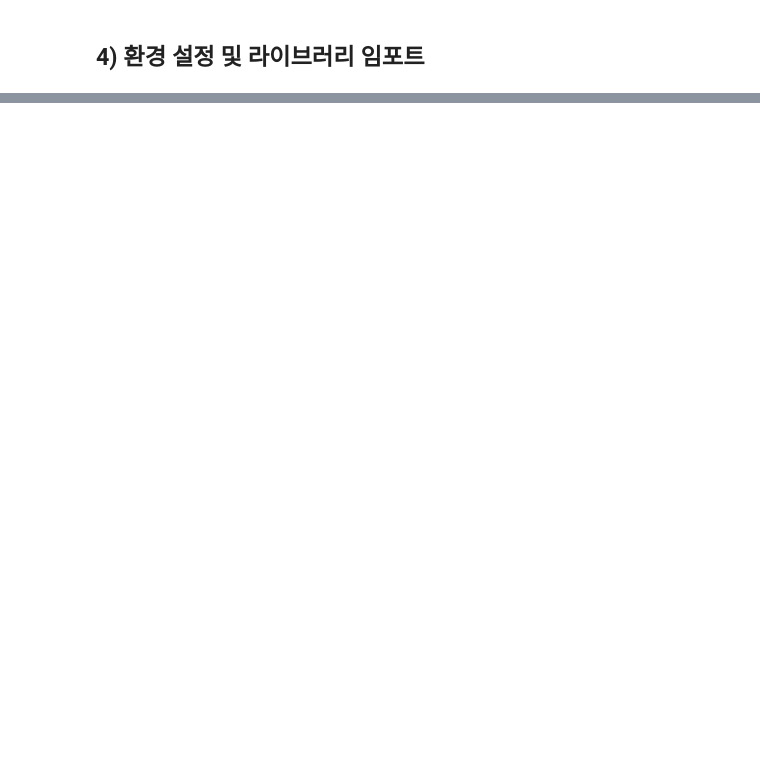
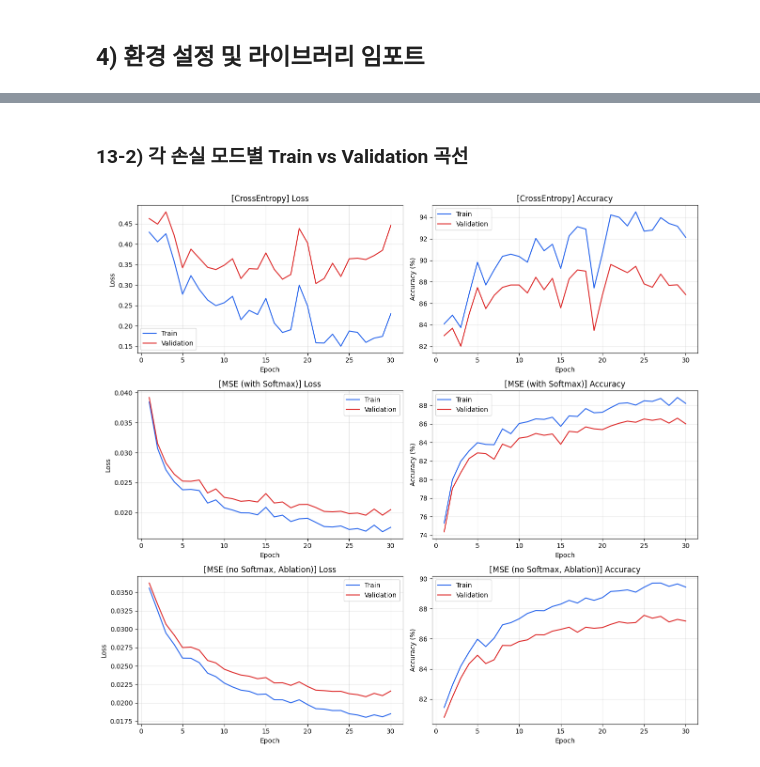
Before and after one commit to si-mong/ComputerVision, a Jupyter notebook: CV_HW3/실험A.ipynb, the cells around one changed output, grey strips where cells are left out. Saved outputs shown, nothing was run; the diff lists cells and outputs as text; code cells hidden in the pictures; blank space fills up the shorter version.

```diff
--- a/CV_HW3/실험A.ipynb
+++ b/CV_HW3/실험A.ipynb
@@ -746,0 +515,25 @@ softmax 없이 raw logits에 MSE를 적용하면 세 가지 문제가 발생한
+# %% [markdown]
+### 13-2) 각 손실 모드별 Train vs Validation 곡선
+# %%
+fig, axes = plt.subplots(len(loss_modes_to_run), 2,
+                          figsize=(13, 4 * len(loss_modes_to_run)))
+
+for row, mode in enumerate(loss_modes_to_run):
+    log = all_logs[mode]
+
+    axes[row, 0].plot(ep, log.train_losses, label='Train',      color='#2563EB')
+    axes[row, 0].plot(ep, log.val_losses,   label='Validation', color='#DC2626')
+    axes[row, 0].set_xlabel('Epoch'); axes[row, 0].set_ylabel('Loss')
+    axes[row, 0].set_title(f'[{mode_display_names[mode]}] Loss')
+    axes[row, 0].legend(); axes[row, 0].grid(alpha=0.3)
+
+    axes[row, 1].plot(ep, [a * 100 for a in log.train_accs], label='Train',      color='#2563EB')
+    axes[row, 1].plot(ep, [a * 100 for a in log.val_accs],   label='Validation', color='#DC2626')
+    axes[row, 1].set_xlabel('Epoch'); axes[row, 1].set_ylabel('Accuracy (%)')
+    axes[row, 1].set_title(f'[{mode_display_names[mode]}] Accuracy')
+    axes[row, 1].legend(); axes[row, 1].grid(alpha=0.3)
+
+plt.tight_layout()
+plt.show()
+# %% [output]
+[figure, added]
```
Also changed, not shown: parts of 51 cells of this notebook.
